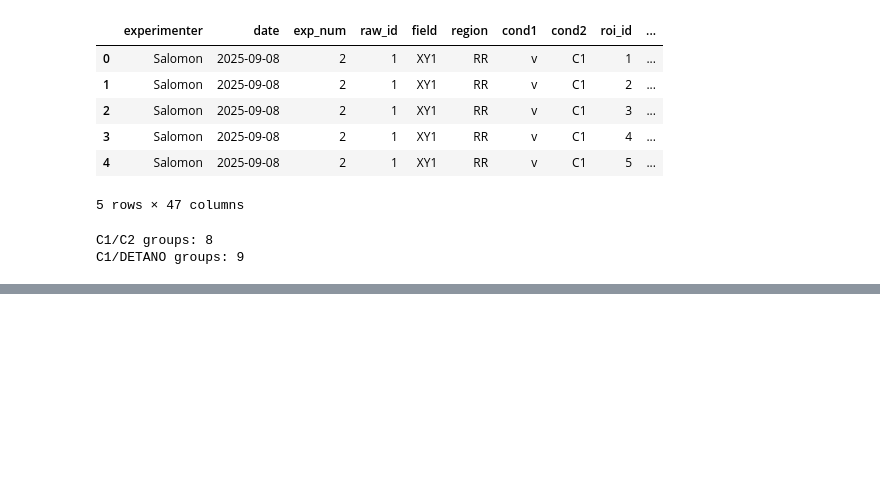
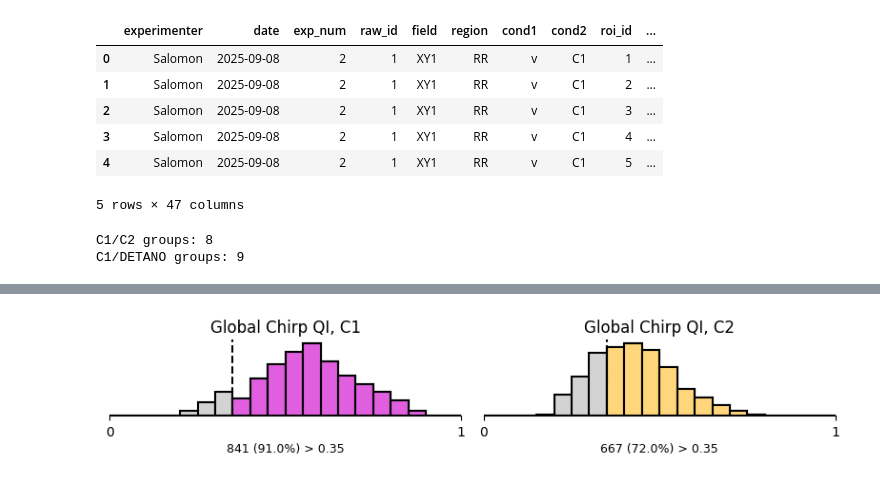
Before and after one commit to FloskelSalomon/amacrine_cells_neuromodulation, a Jupyter notebook: notebooks/quality_index/qi_histograms.ipynb, the cells around one changed output, grey strips where cells are left out. Drawn from its saved outputs; the diff is of its cells as text; code cells hidden in the pictures; blank space fills up the shorter version.

```diff
--- a/notebooks/quality_index/qi_histograms.ipynb
+++ b/notebooks/quality_index/qi_histograms.ipynb
@@ -37,3 +21,5 @@ for date in dates:
+# %%
+df_c1 = df[df["cond2"] == "C1"]
 # %%
 # Determine the set of cond2 values per (date, field) group
 group_conditions = df.groupby(["date", "field"])["cond2"].apply(lambda s: set(s.unique()))
@@ -55,0 +180,6 @@ C1/DETANO groups: 9
+# %%
+df_c1_from_c2 = df_c2[df_c2["cond2"] == "C1"]
+df_c2_from_c2 = df_c2[df_c2["cond2"] == "C2"]
+
+print(len(df_c1_from_c2))
+print(len(df_c2_from_c2))
@@ -55,0 +189,8 @@ C1/DETANO groups: 9
+# %%
+threshold = 0.35
+
+df_c1_from_c2_GC_thresh = df_c1_from_c2[df_c1_from_c2["qidx_gChirp"] > threshold]
+df_c2_from_c2_GC_thresh = df_c2_from_c2[df_c2_from_c2["qidx_gChirp"] > threshold]
+
+print(len(df_c1_from_c2_GC_thresh))
+print(len(df_c2_from_c2_GC_thresh))
@@ -55,0 +200,73 @@ C1/DETANO groups: 9
+# %%
+fig, axs = plt.subplots(1, 2, figsize=(8, 1.8))
+
+bin_width = 0.05
+bins = np.arange(0, 1 + bin_width, bin_width)
+
+### C1 FIRST PLOT ###
+
+axs[0].hist(df_c1_from_c2["qidx_gChirp"], bins=bins,
+            color="lightgrey", alpha=1, edgecolor="black", linewidth=1.5)
+axs[0].hist(df_c1_from_c2_GC_thresh["qidx_gChirp"], bins=bins,
+            color="#df5fdfff", alpha=1, edgecolor="black", linewidth=1.5)
+
+axs[0].set_xlim(0, 1)
+axs[0].axvline(threshold, color="black", linestyle="--", linewidth=1.5)
+
+percent_above = np.round(
+    len(df_c1_from_c2_GC_thresh) / len(df_c1_from_c2) * 100, 0
+)
+
+axs[0].text(
+    0.5, -0.35,
+    f"{len(df_c1_from_c2_GC_thresh)} ({percent_above}%) > {threshold}",
+    transform=axs[0].transAxes,
+    ha="center", va="top", fontsize=9
+)
+
+for spine in ["top", "right", "left"]:
+    axs[0].spines[spine].set_visible(False)
+
+axs[0].set_yticks([])
+axs[0].set_xticks([0, 1])
+axs[0].set_title("Global Chirp QI, C1")
+
+
+### C2 SECOND PLOT ###
+
+axs[1].hist(df_c2_from_c2["qidx_gChirp"], bins=bins,
+            color="lightgrey", alpha=1, edgecolor="black", linewidth=1.5)
+axs[1].hist(df_c2_from_c2_GC_thresh["qidx_gChirp"], bins=bins,
+            color="#ffd67bff", alpha=1, edgecolor="black", linewidth=1.5)
+
+axs[1].set_xlim(0, 1)
+axs[1].axvline(threshold, color="black", linestyle="--", linewidth=1.5)
+
+percent_above = np.round(
+    len(df_c2_from_c2_GC_thresh) / len(df_c2_from_c2) * 100, 0
+)
+
+axs[1].text(
+    0.5, -0.35,
+    f"{len(df_c2_from_c2_GC_thresh)} ({percent_above}%) > {threshold}",
+    transform=axs[1].transAxes,
+    ha="center", va="top", fontsize=9
+)
+
+for spine in ["top", "right", "left"]:
+    axs[1].spines[spine].set_visible(False)
+
+axs[1].set_yticks([])
+axs[1].set_xticks([0, 1])
+axs[1].set_title("Global Chirp QI, C2")
+
+plt.tight_layout()
+plt.subplots_adjust(bottom=0.35)
+
+plt.savefig(f"../plots/qi/C1C2_histogram_gChirp.png",
+            dpi=300,
+            bbox_inches="tight")
+
+plt.show()
+# %% [output]
+[figure, added]
```
Also changed, not shown: parts of 50 cells of this notebook, 2 other files.
